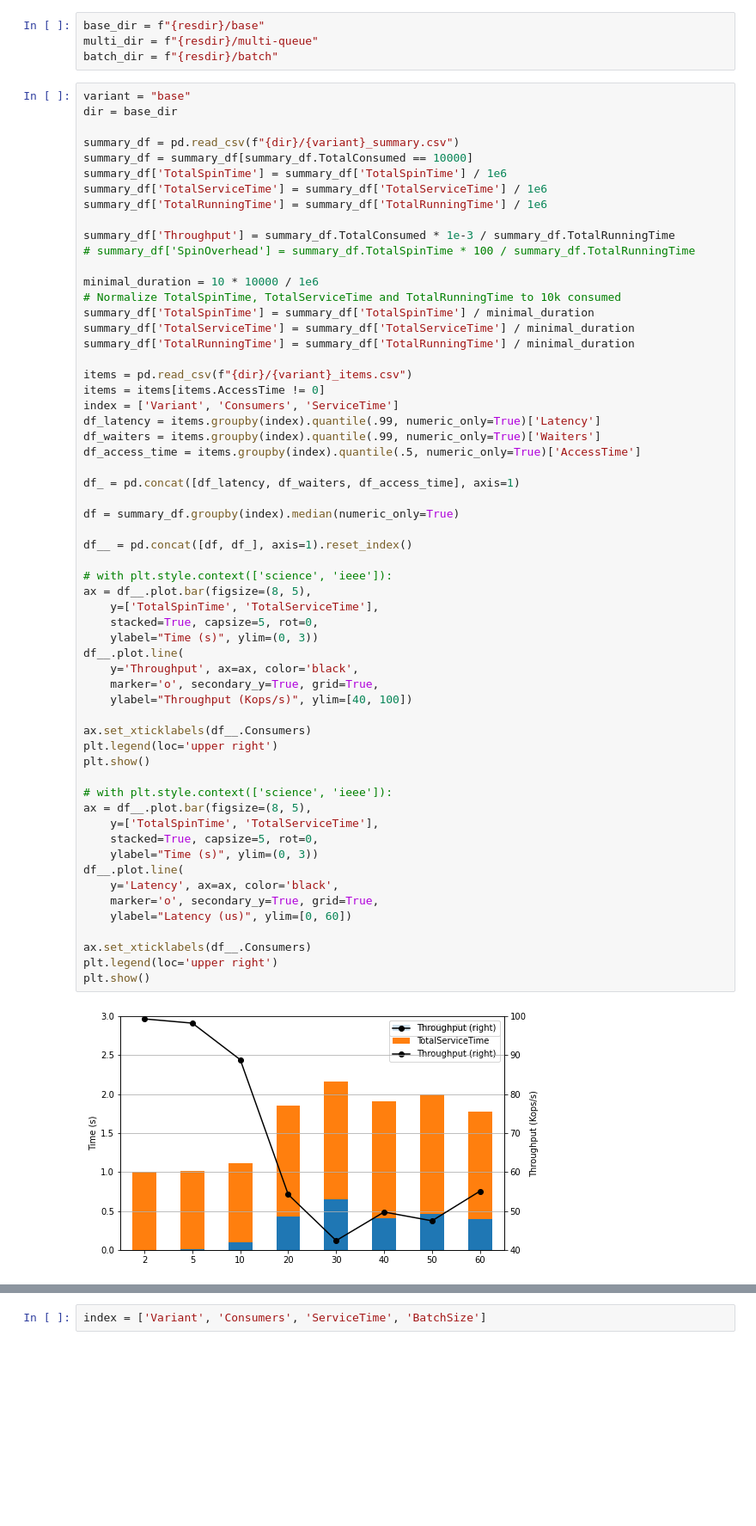
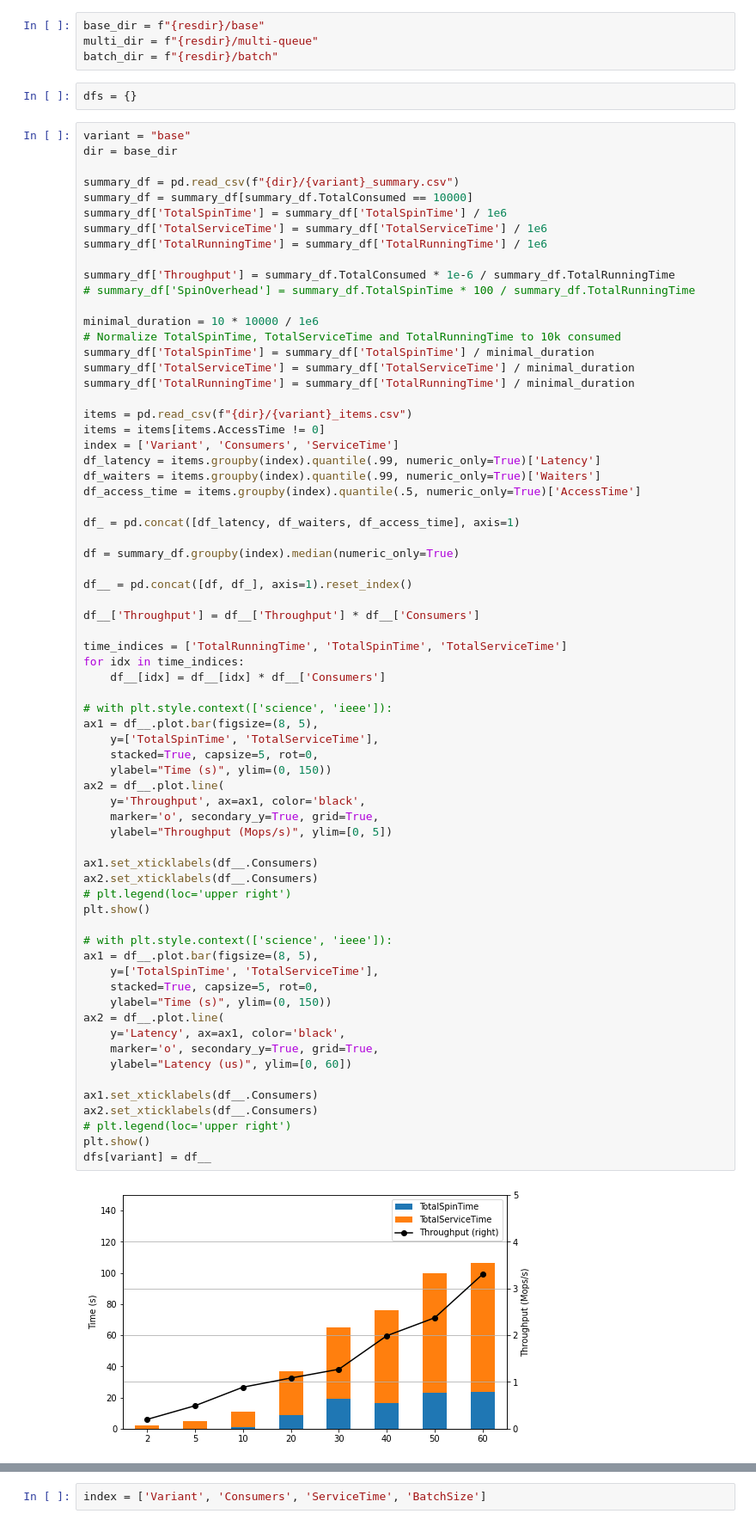
Before and after one commit to cesar237/ring_buffer_sim, a Jupyter notebook: notebooks/analysis.ipynb, the cells around one changed output, grey strips where cells are left out. Shown at 86% size. Saved outputs shown, nothing was run; the diff lists cells and outputs as text; blank space fills up the shorter version.

Commit message:
Fix ring_buffer consume function

```diff
--- a/notebooks/analysis.ipynb
+++ b/notebooks/analysis.ipynb
@@ -20,6 +20,8 @@ os.listdir(resdir)
 base_dir = f"{resdir}/base"
 multi_dir = f"{resdir}/multi-queue"
 batch_dir = f"{resdir}/batch"
+# %%
+dfs = {}
 # %%
 variant = "base"
 dir = base_dir
@@ -30,7 +32,7 @@ summary_df['TotalSpinTime'] = summary_df['TotalSpinTime'] / 1e6
 summary_df['TotalServiceTime'] = summary_df['TotalServiceTime'] / 1e6
 summary_df['TotalRunningTime'] = summary_df['TotalRunningTime'] / 1e6
 
-summary_df['Throughput'] = summary_df.TotalConsumed * 1e-3 / summary_df.TotalRunningTime
+summary_df['Throughput'] = summary_df.TotalConsumed * 1e-6 / summary_df.TotalRunningTime
 # summary_df['SpinOverhead'] = summary_df.TotalSpinTime * 100 / summary_df.TotalRunningTime
 
 minimal_duration = 10 * 10000 / 1e6
@@ -40,44 +42,53 @@ summary_df['TotalServiceTime'] = summary_df['TotalServiceTime'] / minimal_durati
 summary_df['TotalRunningTime'] = summary_df['TotalRunningTime'] / minimal_duration
 
 items = pd.read_csv(f"{dir}/{variant}_items.csv")
 items = items[items.AccessTime != 0]
 index = ['Variant', 'Consumers', 'ServiceTime']
 df_latency = items.groupby(index).quantile(.99, numeric_only=True)['Latency']
 df_waiters = items.groupby(index).quantile(.99, numeric_only=True)['Waiters']
 df_access_time = items.groupby(index).quantile(.5, numeric_only=True)['AccessTime']
 
 df_ = pd.concat([df_latency, df_waiters, df_access_time], axis=1)
 
 df = summary_df.groupby(index).median(numeric_only=True)
 
 df__ = pd.concat([df, df_], axis=1).reset_index()
 
+df__['Throughput'] = df__['Throughput'] * df__['Consumers']
+
+time_indices = ['TotalRunningTime', 'TotalSpinTime', 'TotalServiceTime']
+for idx in time_indices:
+    df__[idx] = df__[idx] * df__['Consumers']
+
 # with plt.style.context(['science', 'ieee']):
-ax = df__.plot.bar(figsize=(8, 5),
+ax1 = df__.plot.bar(figsize=(8, 5),
     y=['TotalSpinTime', 'TotalServiceTime'],
     stacked=True, capsize=5, rot=0,
-    ylabel="Time (s)", ylim=(0, 3))
-df__.plot.line(
-    y='Throughput', ax=ax, color='black',
+    ylabel="Time (s)", ylim=(0, 150))
+ax2 = df__.plot.line(
+    y='Throughput', ax=ax1, color='black',
     marker='o', secondary_y=True, grid=True,
-    ylabel="Throughput (Kops/s)", ylim=[40, 100])
+    ylabel="Throughput (Mops/s)", ylim=[0, 5])
 
-ax.set_xticklabels(df__.Consumers)
-plt.legend(loc='upper right')
+ax1.set_xticklabels(df__.Consumers)
+ax2.set_xticklabels(df__.Consumers)
+# plt.legend(loc='upper right')
 plt.show()
 
 # with plt.style.context(['science', 'ieee']):
-ax = df__.plot.bar(figsize=(8, 5),
+ax1 = df__.plot.bar(figsize=(8, 5),
     y=['TotalSpinTime', 'TotalServiceTime'],
     stacked=True, capsize=5, rot=0,
-    ylabel="Time (s)", ylim=(0, 3))
-df__.plot.line(
-    y='Latency', ax=ax, color='black',
+    ylabel="Time (s)", ylim=(0, 150))
+ax2 = df__.plot.line(
+    y='Latency', ax=ax1, color='black',
     marker='o', secondary_y=True, grid=True,
     ylabel="Latency (us)", ylim=[0, 60])
 
-ax.set_xticklabels(df__.Consumers)
-plt.legend(loc='upper right')
+ax1.set_xticklabels(df__.Consumers)
+ax2.set_xticklabels(df__.Consumers)
+# plt.legend(loc='upper right')
 plt.show()
+dfs[variant] = df__
 # %% [output]
-[figure, old version]
+[figure, new version]
```
Also changed, not shown: parts of 29 cells of this notebook, 4 other files.
